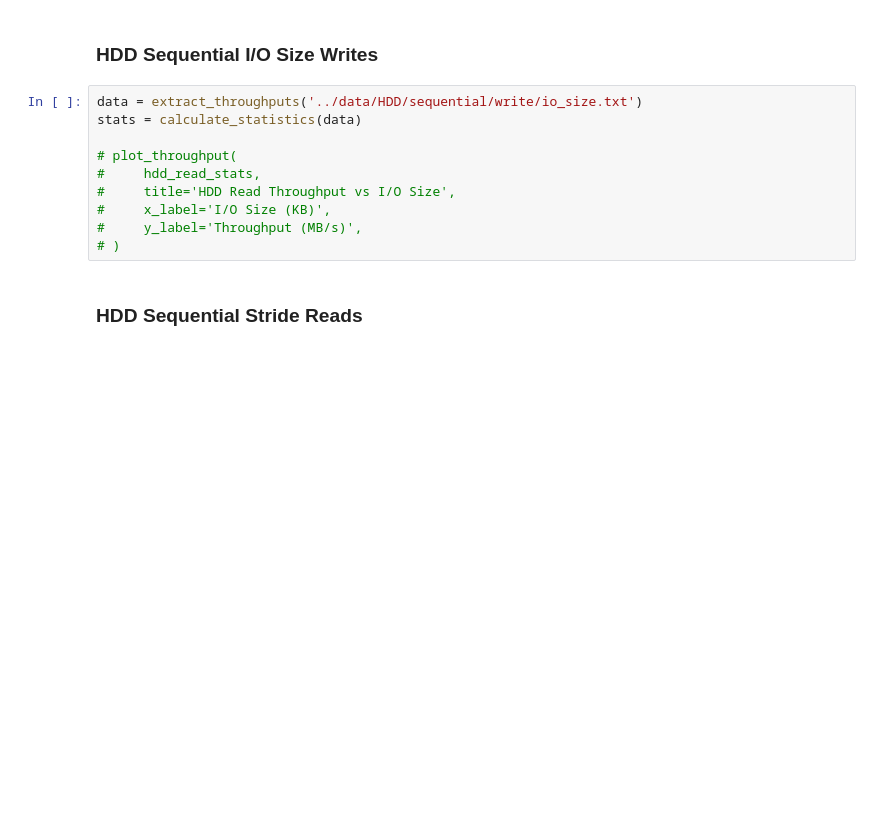
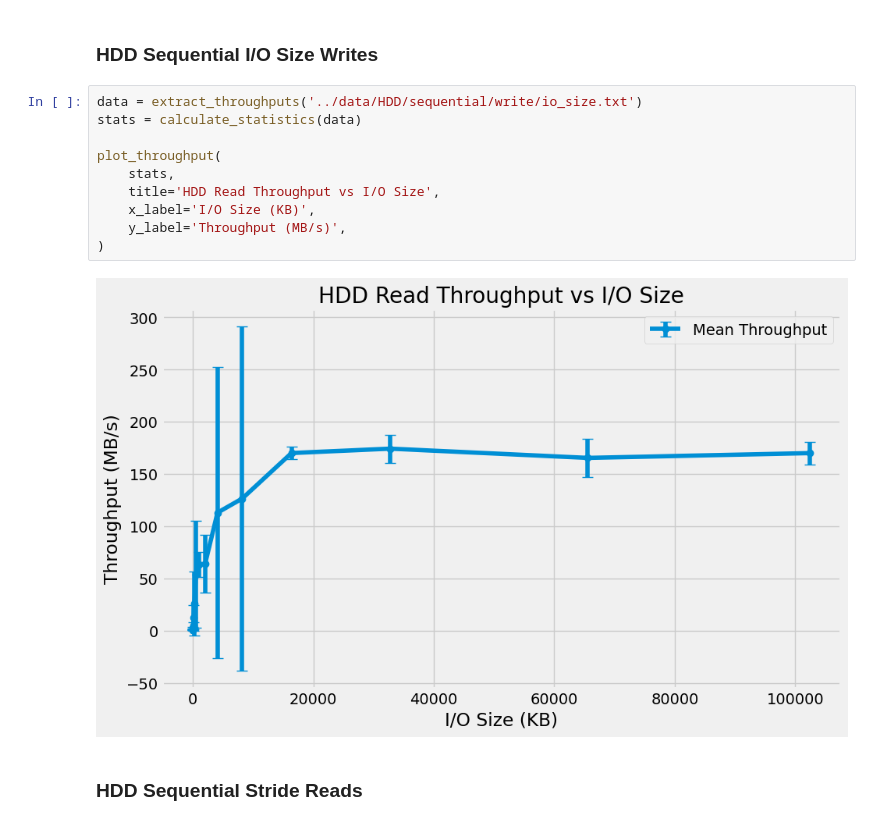
Before and after one commit to jasonyi-unc/disk-scheduler, a Jupyter notebook: src/plot_script.ipynb, the cells around one changed output. Cells and saved outputs as stored; diff of their text form; blank space fills up the shorter version.

```diff
--- a/src/plot_script.ipynb
+++ b/src/plot_script.ipynb
@@ -155,13 +155,15 @@ plot_throughput(
 # %%
 data = extract_throughputs('../data/HDD/sequential/write/io_size.txt')
 stats = calculate_statistics(data)
 
-# plot_throughput(
-#     hdd_read_stats,
-#     title='HDD Read Throughput vs I/O Size',
-#     x_label='I/O Size (KB)',
-#     y_label='Throughput (MB/s)',
-# )
+plot_throughput(
+    stats,
+    title='HDD Read Throughput vs I/O Size',
+    x_label='I/O Size (KB)',
+    y_label='Throughput (MB/s)',
+)
+# %% [output]
+[figure, added]
 # %% [markdown]
 ### HDD Sequential Stride Reads
 # %%
```
Also changed, not shown: 2 other files.
